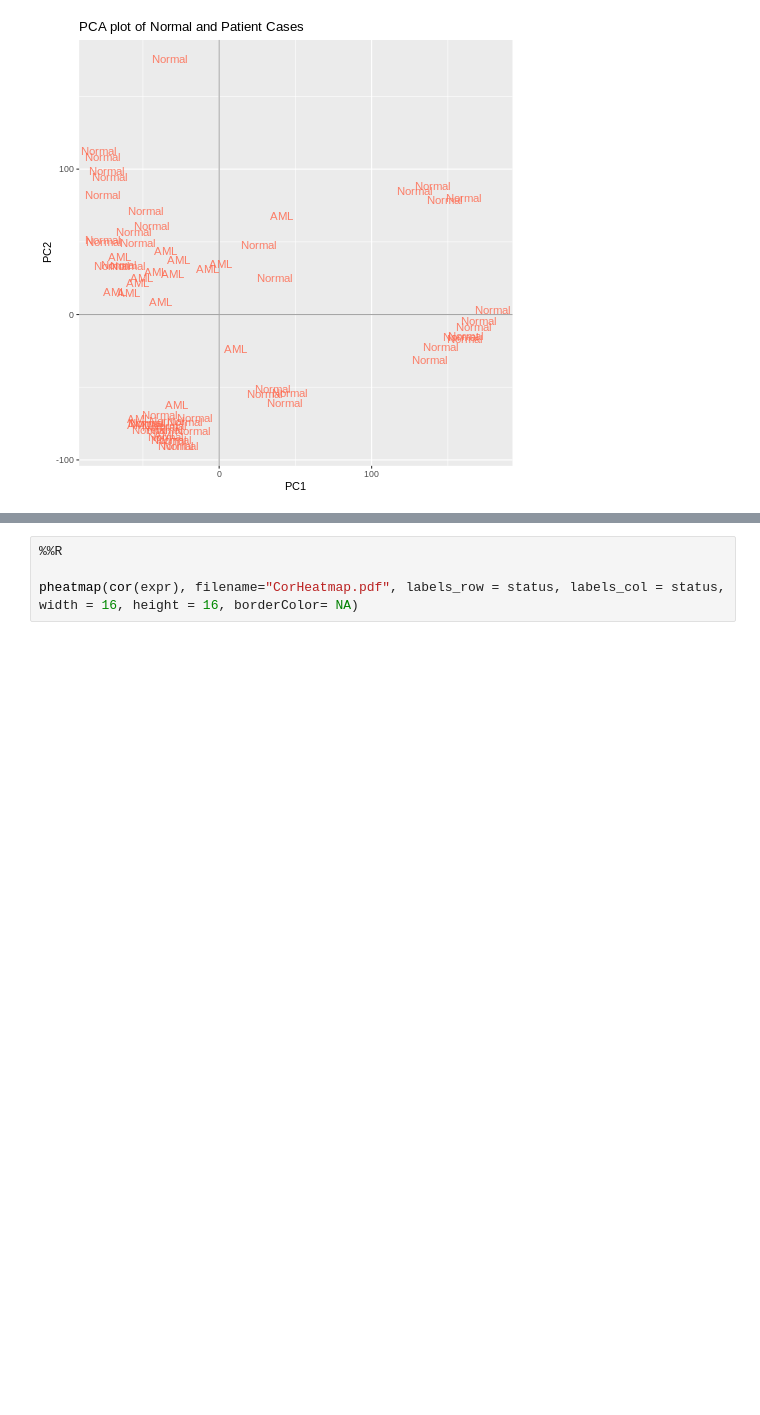
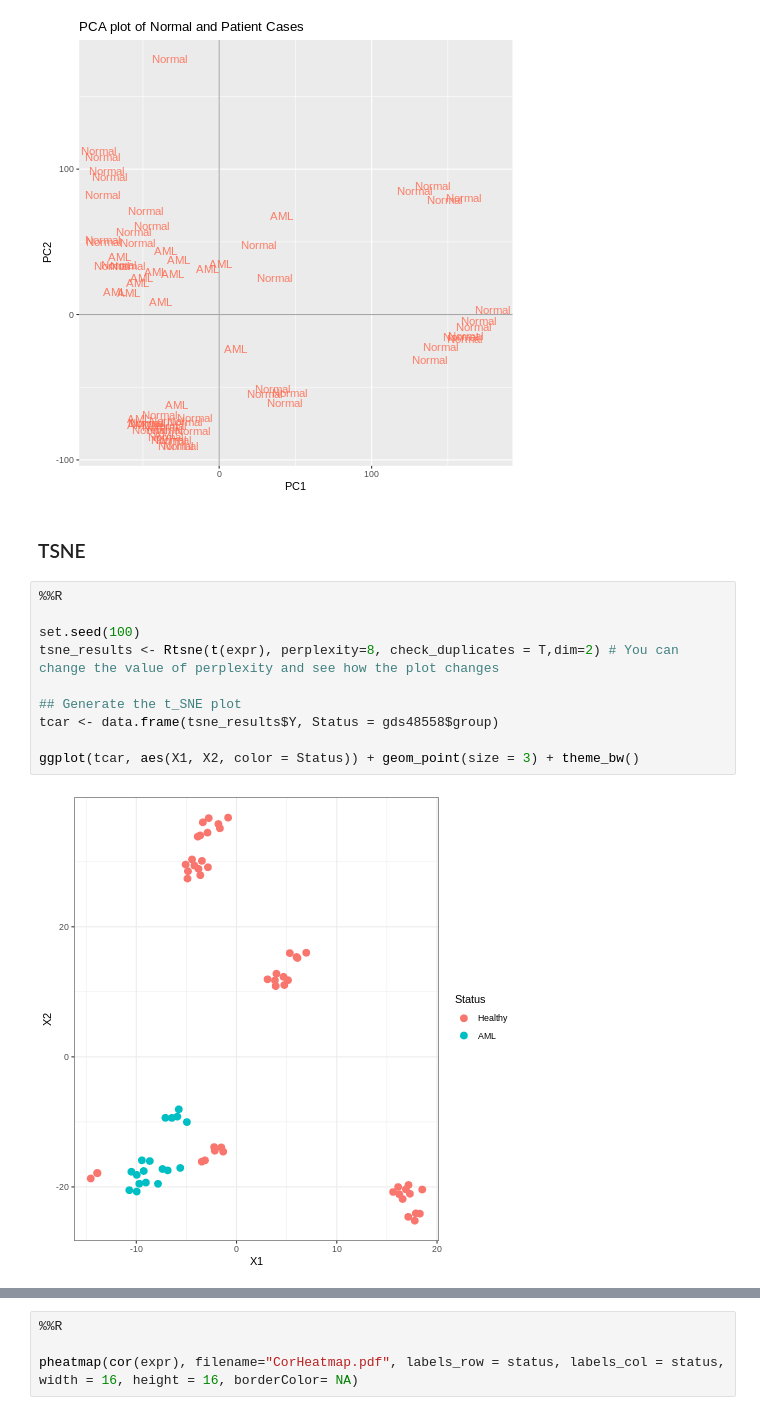
Before and after one commit to ckoorosh/Bio-Project-Fall22, a Jupyter notebook: Phase 1/Bio_Phase_1.ipynb, the cells around one changed output, grey strips where cells are left out. Cells and saved outputs as stored; diff of their text form; blank space fills up the shorter version.

```diff
--- a/Phase 1/Bio_Phase_1.ipynb
+++ b/Phase 1/Bio_Phase_1.ipynb
@@ -399,3 +605,17 @@ ggplot(data = scores, aes(x = PC1, y = PC2, label = gds48558$group)) +
   ggtitle("PCA plot of Normal and Patient Cases")
 # %% [output]
 [figure]
+# %% [markdown]
+### TSNE
+# %%
+%%R
+
+set.seed(100)
+tsne_results <- Rtsne(t(expr), perplexity=8, check_duplicates = T,dim=2) # You can change the value of perplexity and see how the plot changes
+
+## Generate the t_SNE plot
+tcar <- data.frame(tsne_results$Y, Status = gds48558$group)
+
+ggplot(tcar, aes(X1, X2, color = Status)) + geom_point(size = 3) + theme_bw()
+# %% [output]
+[figure, added]
```
Also changed, not shown: parts of 36 cells of this notebook.
